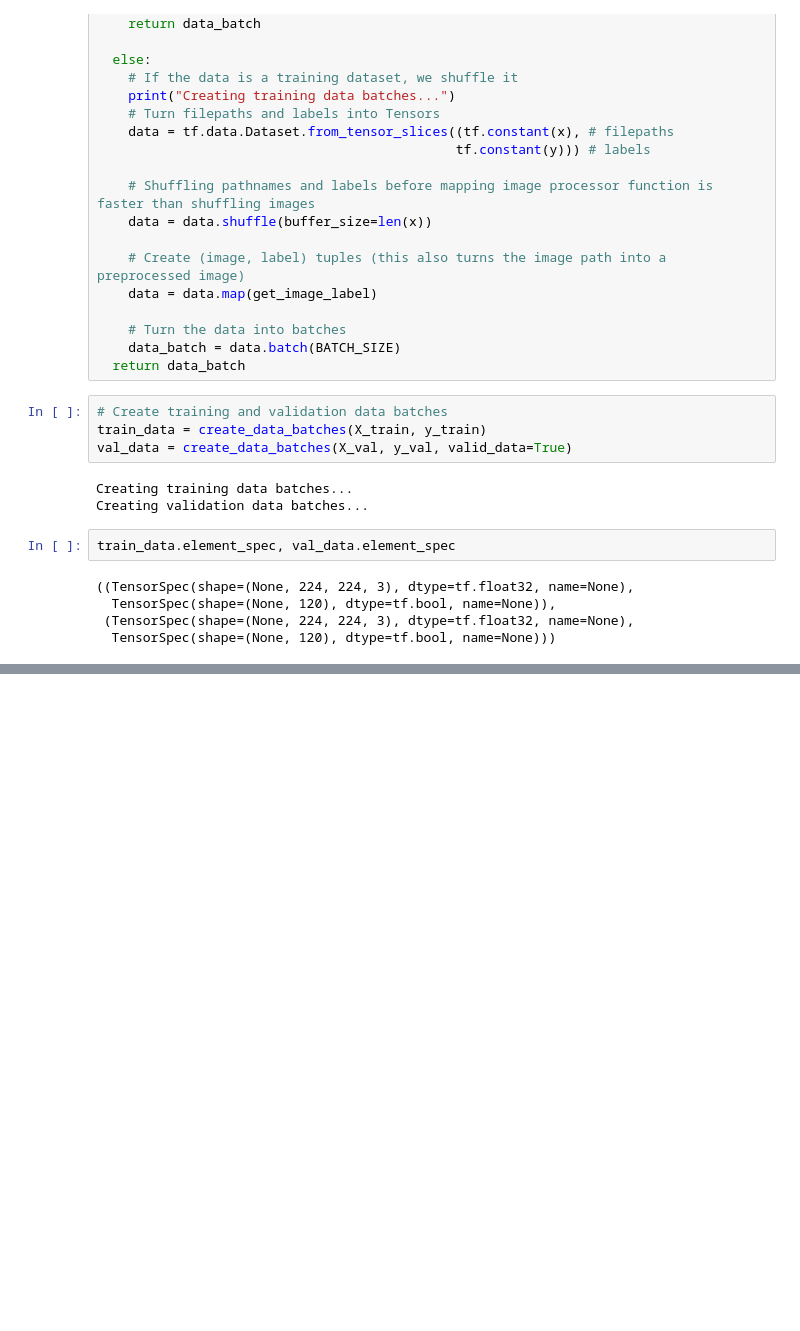
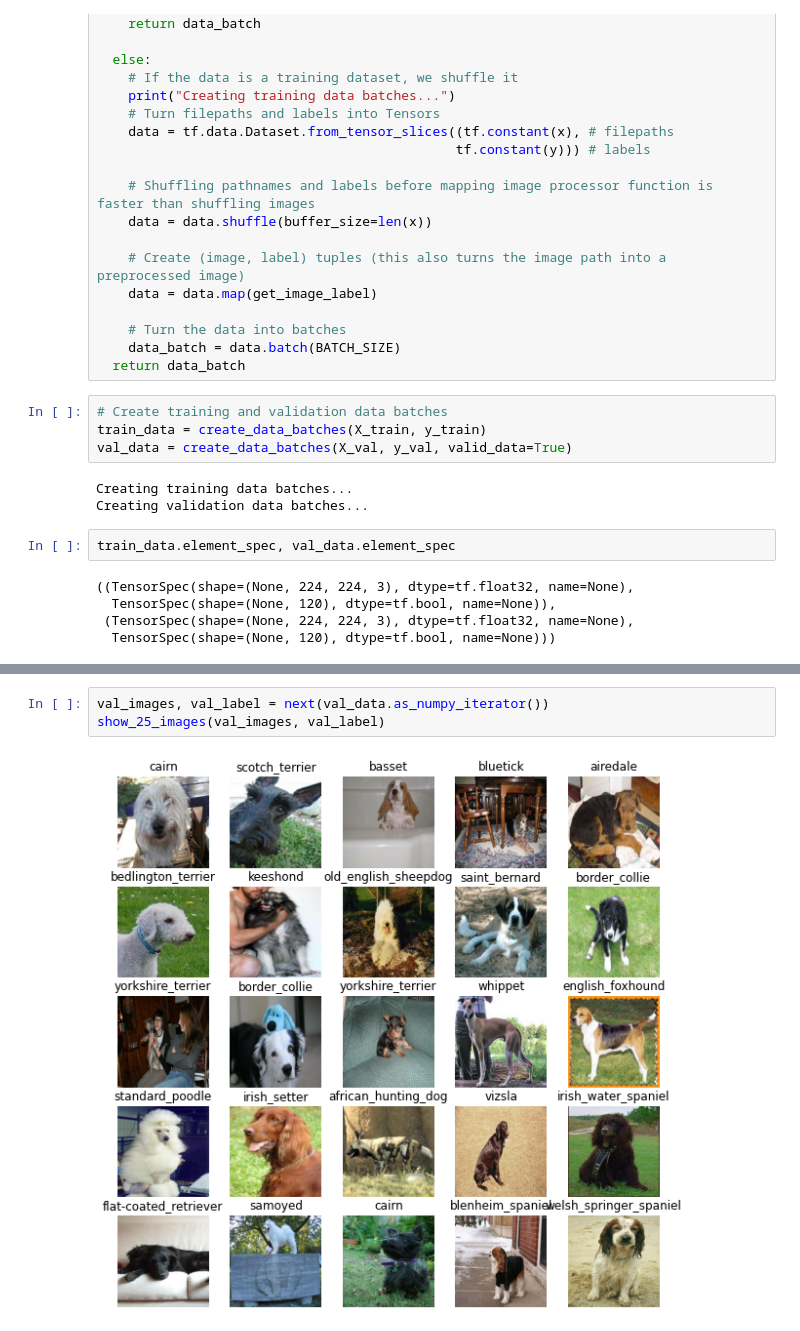
Before and after one commit to aekomissarova/dog_breed_classification, a Jupyter notebook: dog_breed_classification.ipynb, the cells around one changed output, grey strips where cells are left out. Cells and saved outputs as stored; diff of their text form; blank space fills up the shorter version.

```diff
--- a/dog_breed_classification.ipynb
+++ b/dog_breed_classification.ipynb
@@ -220,0 +244,5 @@ train_data.element_spec, val_data.element_spec
+# %%
+val_images, val_label = next(val_data.as_numpy_iterator())
+show_25_images(val_images, val_label)
+# %% [output]
+[figure, added]
```
Also changed, not shown: parts of 7 cells of this notebook.
